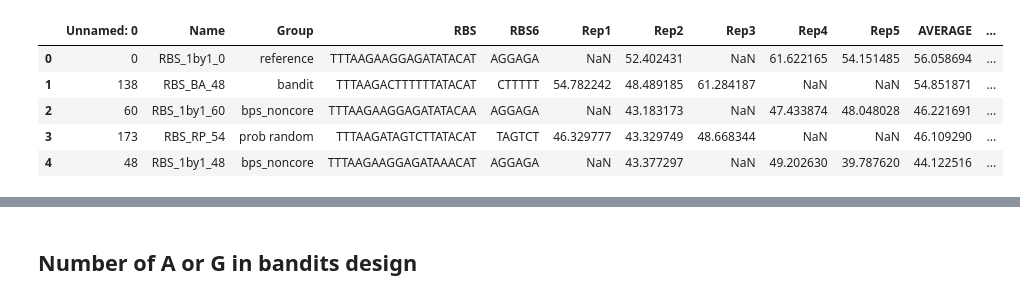
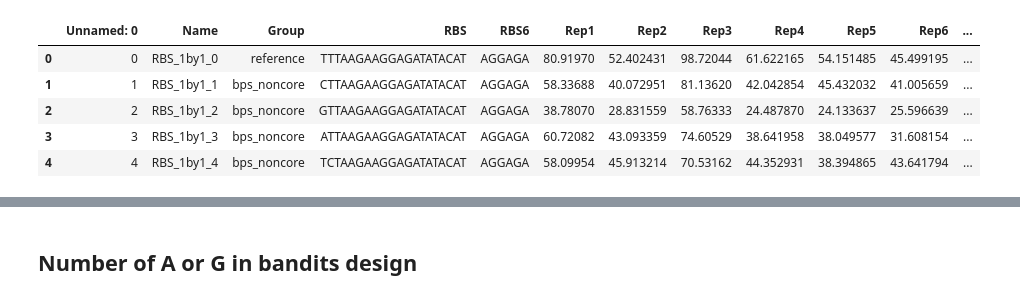
Before and after one commit to mholowko/Solaris, a Jupyter notebook: notebooks/result_analysis/Label_violinplot.ipynb, the cells around one changed output, grey strips where cells are left out. Saved outputs shown, nothing was run; the diff lists cells and outputs as text; code cells hidden in the pictures.

```diff
--- a/notebooks/result_analysis/Label_violinplot.ipynb
+++ b/notebooks/result_analysis/Label_violinplot.ipynb
@@ -32,23 +32,23 @@ import warnings
 # %%
 # Data downloaded from https://github.com/synbiochem/opt-mva
 # Paper https://pubs.acs.org/doi/abs/10.1021/acssynbio.8b00398
 
 # A: whole RBS sequence (len: 29)
 # B: extracted 20-base RBS seqeunce (A[7:27], len: 20), training features
 # C: TIR labels
 # D: the design part RBS (B[7:13], len: 6)
 
 #Path = '../../data/First_round_results/Results - First Plate 3 reps.csv'
-Path = '../../data/firstRound_4h_normFalse_formatSeq.csv'
+Path = '../../data/firstRound_Microplate_normFalse_formatSeq_logTrue.csv'
 
 
 df = pd.read_csv(Path)
 df.head()
 # %% [output]
-|  | Unnamed: 0 | Name | Group | RBS | RBS6 | Rep1 | Rep2 | Rep3 | Rep4 | Rep5 | AVERAGE | ... |
-| 0 | 0 | RBS_1by1_0 | reference | TTTAAGAAGGAGATATACAT | AGGAGA | NaN | 52.402431 | NaN | 61.622165 | 54.151485 | 56.058694 | ... |
-| 1 | 138 | RBS_BA_48 | bandit | TTTAAGACTTTTTTATACAT | CTTTTT | 54.782242 | 48.489185 | 61.284187 | NaN | NaN | 54.851871 | ... |
-| 2 | 60 | RBS_1by1_60 | bps_noncore | TTTAAGAAGGAGATATACAA | AGGAGA | NaN | 43.183173 | NaN | 47.433874 | 48.048028 | 46.221691 | ... |
-| 3 | 173 | RBS_RP_54 | prob random | TTTAAGATAGTCTTATACAT | TAGTCT | 46.329777 | 43.329749 | 48.668344 | NaN | NaN | 46.109290 | ... |
-| 4 | 48 | RBS_1by1_48 | bps_noncore | TTTAAGAAGGAGATAAACAT | AGGAGA | NaN | 43.377297 | NaN | 49.202630 | 39.787620 | 44.122516 | ... |
+|  | Unnamed: 0 | Name | Group | RBS | RBS6 | Rep1 | Rep2 | Rep3 | Rep4 | Rep5 | Rep6 | ... |
+| 0 | 0 | RBS_1by1_0 | reference | TTTAAGAAGGAGATATACAT | AGGAGA | 80.91970 | 52.402431 | 98.72044 | 61.622165 | 54.151485 | 45.499195 | ... |
+| 1 | 1 | RBS_1by1_1 | bps_noncore | CTTAAGAAGGAGATATACAT | AGGAGA | 58.33688 | 40.072951 | 81.13620 | 42.042854 | 45.432032 | 41.005659 | ... |
+| 2 | 2 | RBS_1by1_2 | bps_noncore | GTTAAGAAGGAGATATACAT | AGGAGA | 38.78070 | 28.831559 | 58.76333 | 24.487870 | 24.133637 | 25.596639 | ... |
+| 3 | 3 | RBS_1by1_3 | bps_noncore | ATTAAGAAGGAGATATACAT | AGGAGA | 60.72082 | 43.093359 | 74.60529 | 38.641958 | 38.049577 | 31.608154 | ... |
+| 4 | 4 | RBS_1by1_4 | bps_noncore | TCTAAGAAGGAGATATACAT | AGGAGA | 58.09954 | 45.913214 | 70.53162 | 44.352931 | 38.394865 | 43.641794 | ... |
 # %%
```
Also changed, not shown: parts of 10 cells of this notebook, 1 other file.
